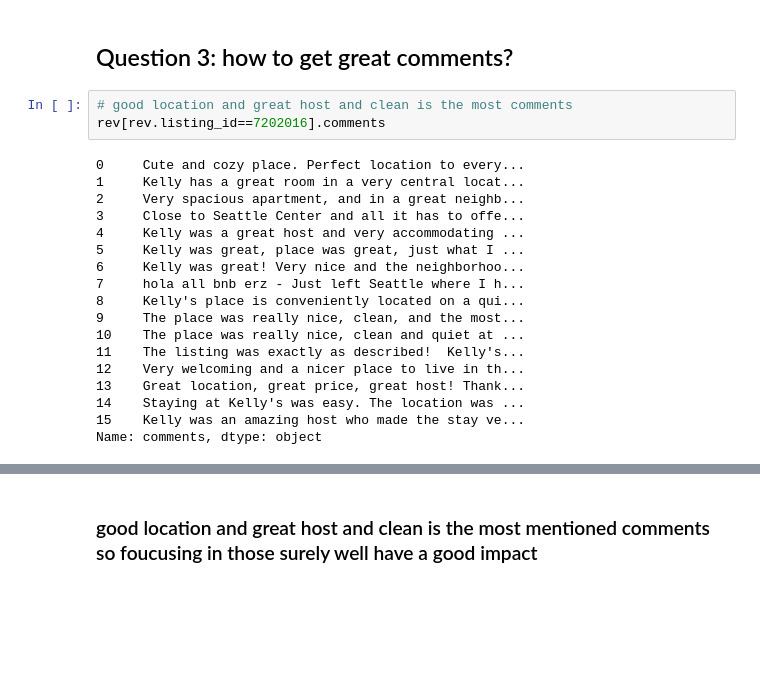
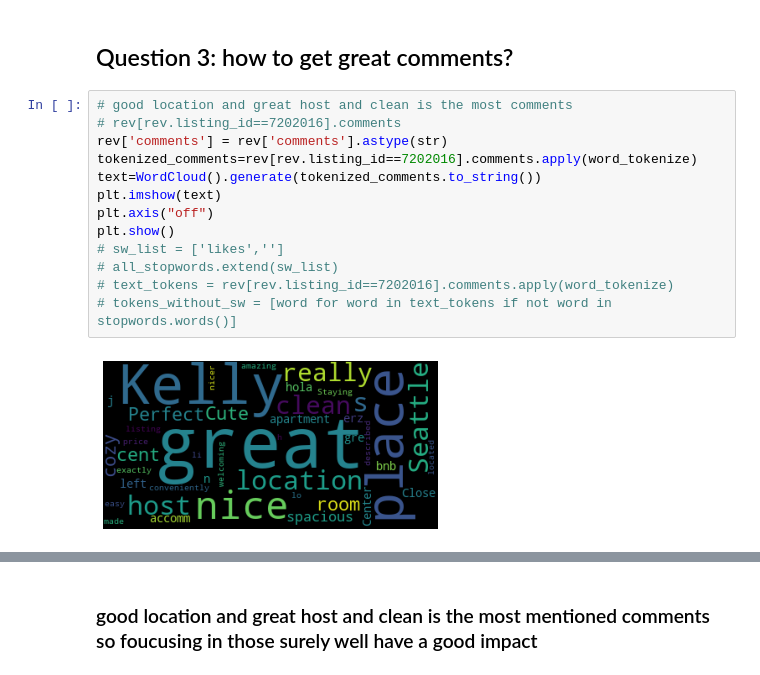
Before and after one commit to omarsul/airbnbDataQuestions-, a Jupyter notebook: blogCode.ipynb, the cells around one changed output, grey strips where cells are left out. Cells and saved outputs as stored; diff of their text form; blank space fills up the shorter version.

```diff
--- a/blogCode.ipynb
+++ b/blogCode.ipynb
@@ -224,24 +245,18 @@ price.plot(kind='hist',bins=[0,100,200,300,400],rwidth=0.8)
 ### so we can say rent cost ranges from 10 to 999 , this chart shows that most of them cost between 20 to 80 a day
 # %% [markdown]
 ## Question 3:  how to get great comments?
-# %%
-# good location and great host and clean is the most comments
-rev[rev.listing_id==7202016].comments
-# %% [output]
-0     Cute and cozy place. Perfect location to every...
-1     Kelly has a great room in a very central locat...
-2     Very spacious apartment, and in a great neighb...
-3     Close to Seattle Center and all it has to offe...
-4     Kelly was a great host and very accommodating ...
-5     Kelly was great, place was great, just what I ...
-6     Kelly was great! Very nice and the neighborhoo...
-7     hola all bnb erz - Just left Seattle where I h...
-8     Kelly's place is conveniently located on a qui...
-9     The place was really nice, clean, and the most...
-10    The place was really nice, clean and quiet at ...
-11    The listing was exactly as described!  Kelly's...
-12    Very welcoming and a nicer place to live in th...
-13    Great location, great price, great host! Thank...
-14    Staying at Kelly's was easy. The location was ...
-15    Kelly was an amazing host who made the stay ve...
-Name: comments, dtype: object
+# %%
+# good location and great host and clean is the most comments
+# rev[rev.listing_id==7202016].comments
+rev['comments'] = rev['comments'].astype(str)
+tokenized_comments=rev[rev.listing_id==7202016].comments.apply(word_tokenize)
+text=WordCloud().generate(tokenized_comments.to_string())
+plt.imshow(text)
+plt.axis("off")
+plt.show()
+# sw_list = ['likes','']
+# all_stopwords.extend(sw_list)
+# text_tokens = rev[rev.listing_id==7202016].comments.apply(word_tokenize)
+# tokens_without_sw = [word for word in text_tokens if not word in stopwords.words()]
+# %% [output]
+[figure, added]
```
Also changed, not shown: parts of 22 cells of this notebook.
